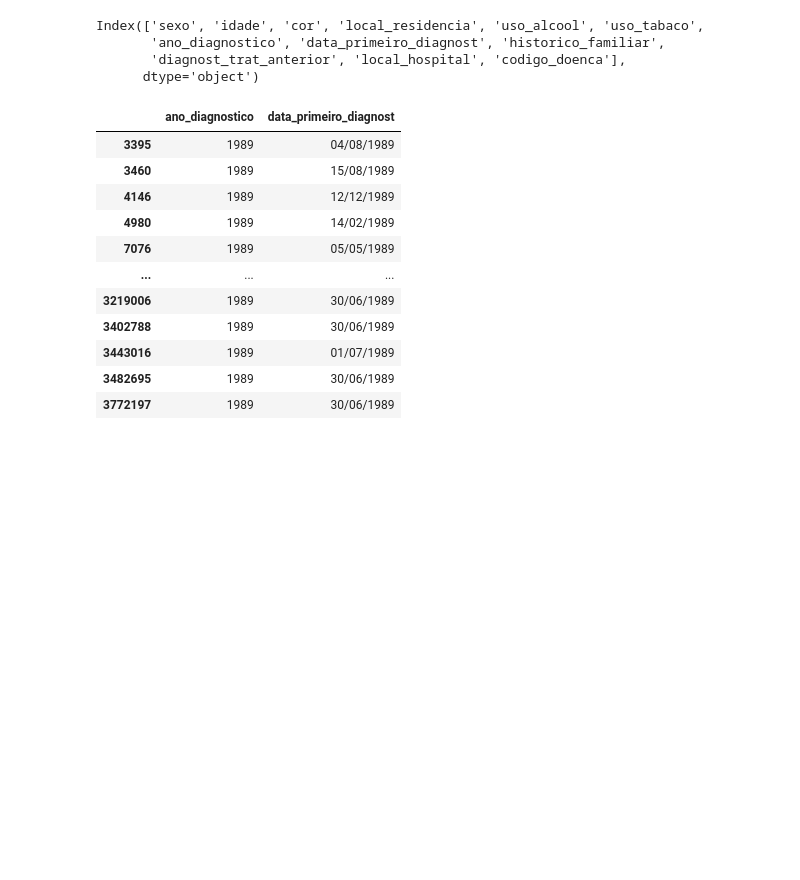
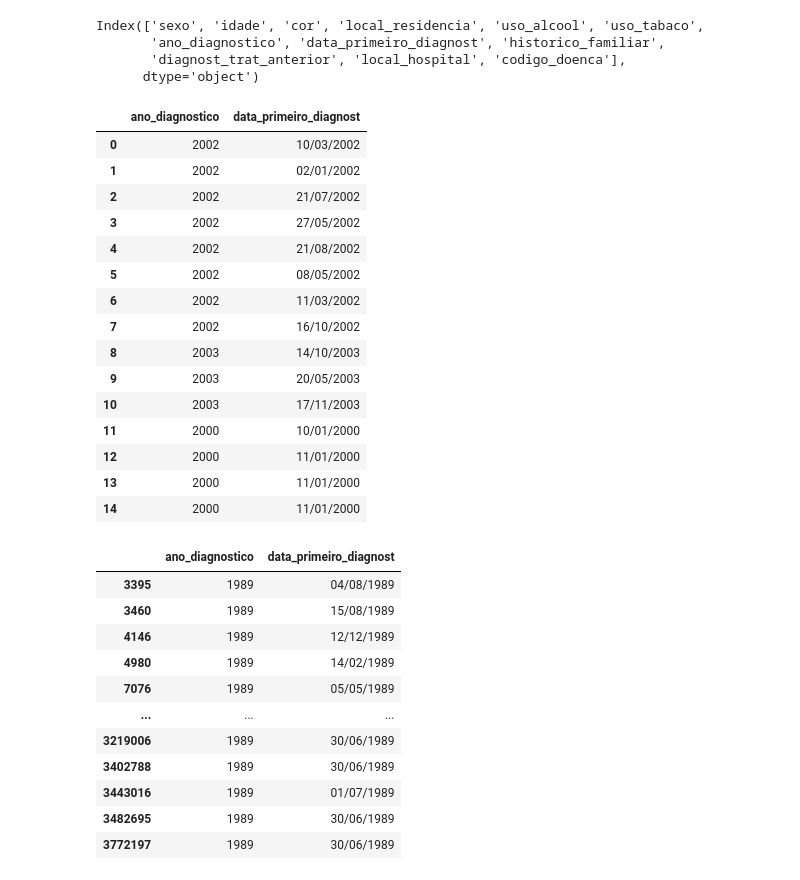
Before and after one commit to AnaPaulaPAraujo/analise_dados_cancer_brasil, a Jupyter notebook: Etapa 2/análise_etapa2.ipynb, the cells around one changed output. Cells and saved outputs as stored; diff of their text form; code cells hidden in the pictures; blank space fills up the shorter version.

```diff
--- a/Etapa 2/análise_etapa2.ipynb
+++ b/Etapa 2/análise_etapa2.ipynb
@@ -367,7 +345,25 @@ Index(['sexo', 'idade', 'cor', 'local_residencia', 'uso_alcool', 'uso_tabaco',
 # %%
 # Conferindo se a data do diagnóstico coicinde com o ano do diagnóstico
 
-data_ano_diagnostico = dados1[['ano_diagnostico', 'data_primeiro_diagnost']]
+data_ano_diagnostico = dados[['ano_diagnostico', 'data_primeiro_diagnost']]
+data_ano_diagnostico.head(15)
+# %% [output]
+|  | ano_diagnostico | data_primeiro_diagnost |
+| 0 | 2002 | 10/03/2002 |
+| 1 | 2002 | 02/01/2002 |
+| 2 | 2002 | 21/07/2002 |
+| 3 | 2002 | 27/05/2002 |
+| 4 | 2002 | 21/08/2002 |
+| 5 | 2002 | 08/05/2002 |
+| 6 | 2002 | 11/03/2002 |
+| 7 | 2002 | 16/10/2002 |
+| 8 | 2003 | 14/10/2003 |
+| 9 | 2003 | 20/05/2003 |
+| 10 | 2003 | 17/11/2003 |
+| 11 | 2000 | 10/01/2000 |
+| 12 | 2000 | 11/01/2000 |
+| 13 | 2000 | 11/01/2000 |
+| 14 | 2000 | 11/01/2000 |
 # %%
 data_ano_diagnostico.query('ano_diagnostico == "1989"')
 # %% [output]
```
Also changed, not shown: parts of 30 cells of this notebook.
